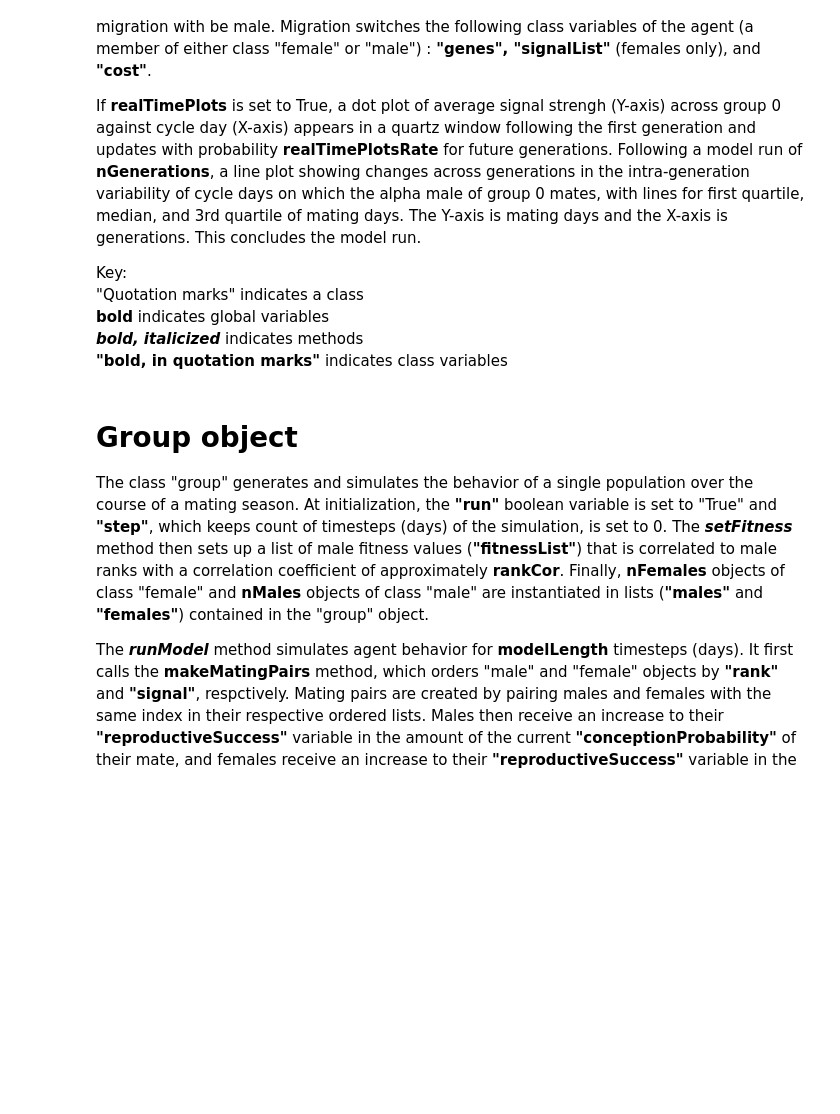
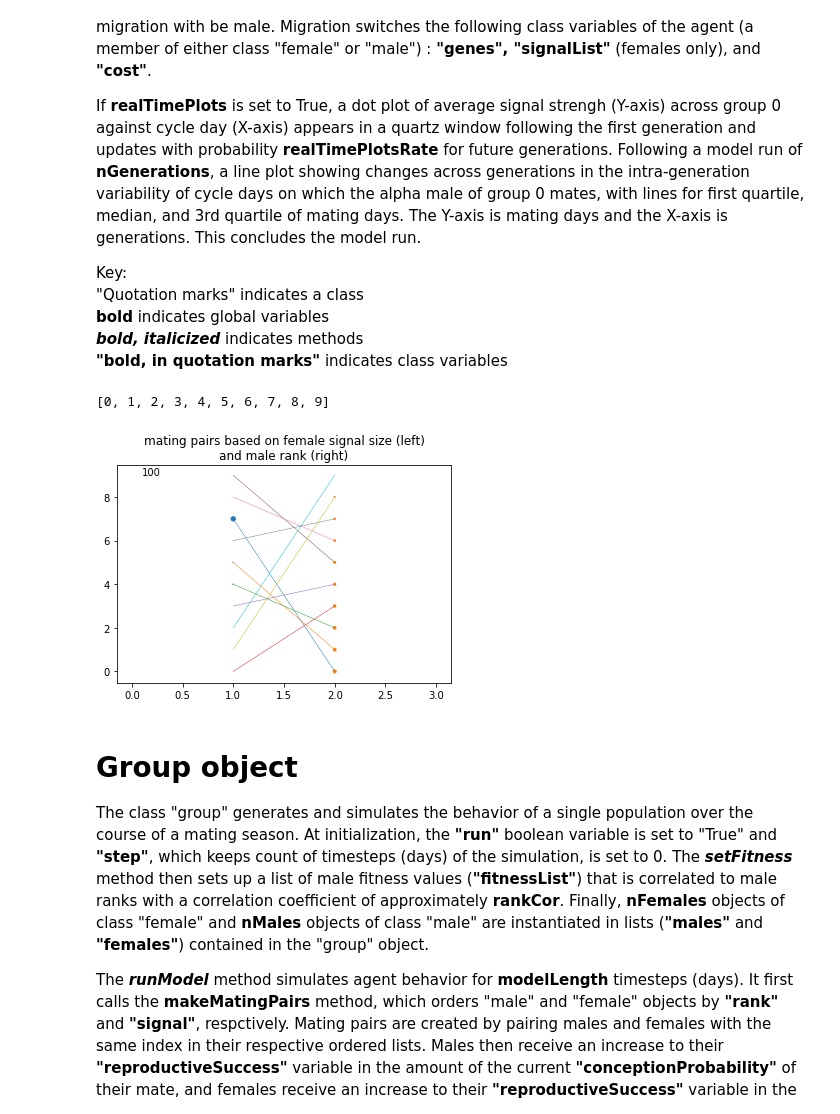
Before and after one commit to kevinrosenfield/FertilitySignalsABM, a Jupyter notebook: fertSignals_0d_GA_v2.ipynb, the cells around one changed output. Cells and saved outputs as stored; diff of their text form; code cells hidden in the pictures; blank space fills up the shorter version.

```diff
--- a/fertSignals_0d_GA_v2.ipynb
+++ b/fertSignals_0d_GA_v2.ipynb
@@ -209,6 +208,31 @@ class evolvingModel:
         plt.title('mating pairs based on female signal size (left)\nand male rank (right)')
         plt.pause(0.00001)
         plt.show()
+# %%
+[f.ID for f in plotGroup.females]
+# %% [output]
+[0, 1, 2, 3, 4, 5, 6, 7, 8, 9]
+# %%
+plt.clf()
+plotGroup = model.groups[0]
+plotGroup.females = np.flip(sorted(np.random.choice(plotGroup.females, size=nFemales, replace=False), key=plotGroup.sortFemales_signal))
+signals = [f.signal * 1000 for f in plotGroup.females]
+IDs = [f.ID for f in plotGroup.females]
+plt.scatter([1] * nFemales, [f.ID for f in plotGroup.females], s = signals)
+plt.scatter([2] * nMales, [m.rank for m in plotGroup.males], s = np.flip([m.rank for m in plotGroup.males]))
+plt.scatter(0,0, s = 0)
+plt.scatter(3,0, s = 0)
+mates = [[plotGroup.females[i].ID] + [plotGroup.males[i].rank] for i in range(nPairs)]
+mates = [agent for pair in mates for agent in pair]
+for i in range(nPairs):
+    plt.plot([1,2],[plotGroup.females[i].ID, plotGroup.males[i].rank],linewidth=0.5)
+plt.xlim = [0,3]
+plt.text(0.1, nMales * 0.9, str(model.generation))
+plt.title('mating pairs based on female signal size (left)\nand male rank (right)')
+plt.pause(0.00001)
+plt.show()
+# %% [output]
+[figure, added]
 # %% [markdown]
 # Group object
 
```
Also changed, not shown: parts of 8 cells of this notebook.
